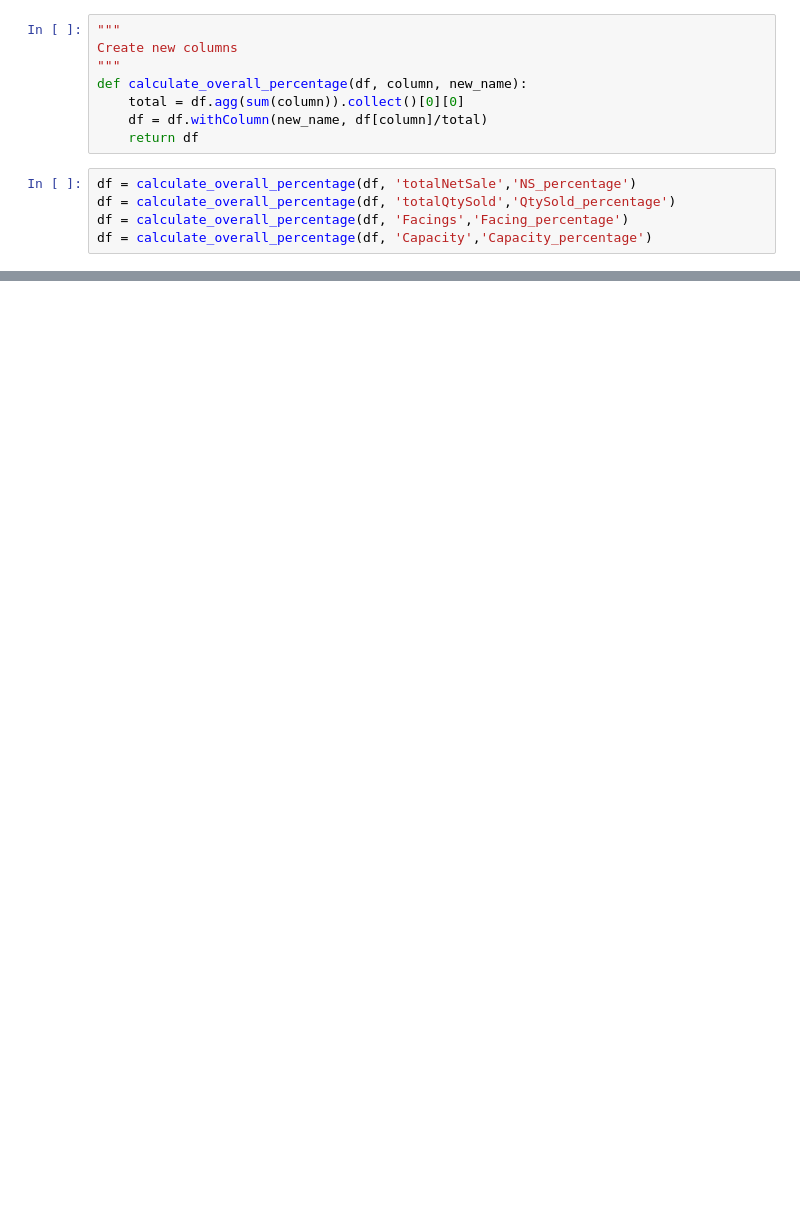
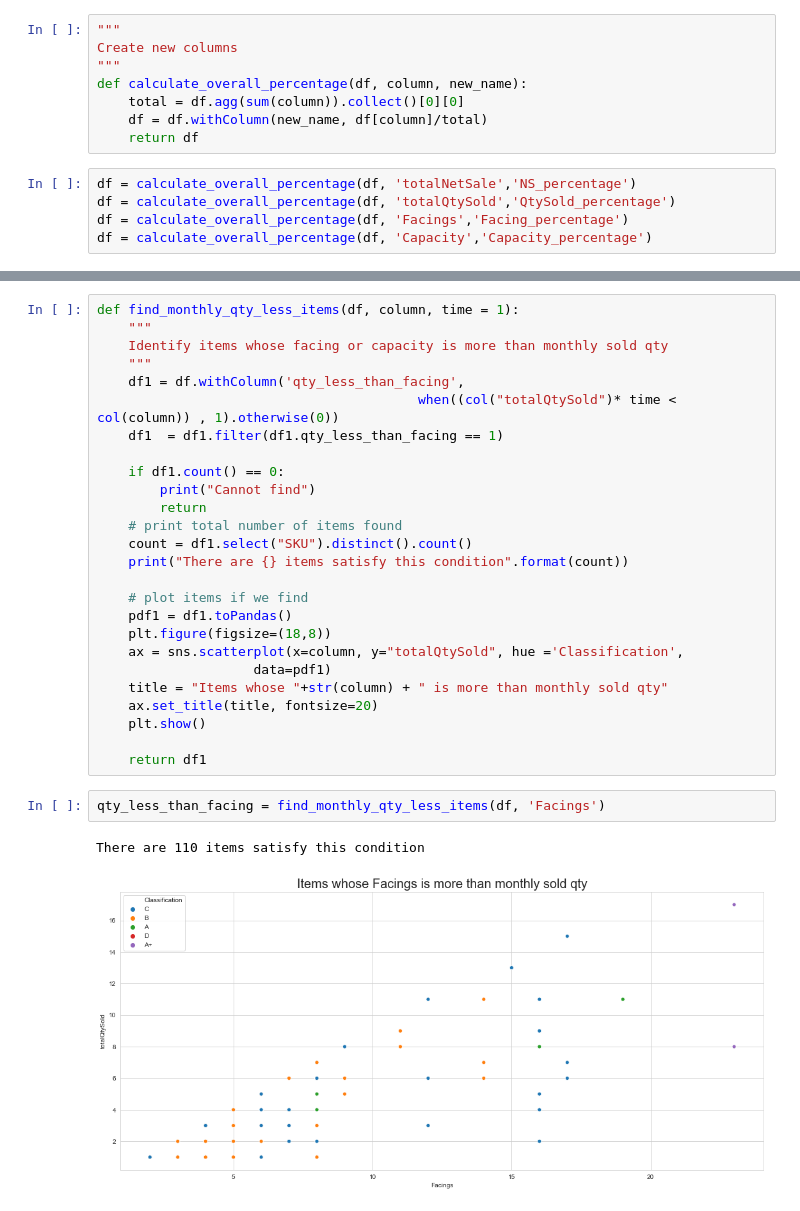
Before and after one commit to YiranJing/Lagardere_CommercialAnalysis, a Jupyter notebook: InventoryOptimization/notebook/CheckItems_InventoryOptimization.ipynb, the cells around one changed output, grey strips where cells are left out. Drawn from its saved outputs; the diff is of its cells as text; blank space fills up the shorter version.

```diff
--- a/InventoryOptimization/notebook/CheckItems_InventoryOptimization.ipynb
+++ b/InventoryOptimization/notebook/CheckItems_InventoryOptimization.ipynb
@@ -152,0 +171,31 @@ plt.show()
+# %%
+def find_monthly_qty_less_items(df, column, time = 1):
+    """
+    Identify items whose facing or capacity is more than monthly sold qty
+    """
+    df1 = df.withColumn('qty_less_than_facing',
+                                         when((col("totalQtySold")* time < col(column)) , 1).otherwise(0))
+    df1  = df1.filter(df1.qty_less_than_facing == 1)
+
+    if df1.count() == 0:
+        print("Cannot find")
+        return
+    # print total number of items found
+    count = df1.select("SKU").distinct().count()
+    print("There are {} items satisfy this condition".format(count))
+
+    # plot items if we find
+    pdf1 = df1.toPandas()
+    plt.figure(figsize=(18,8))
+    ax = sns.scatterplot(x=column, y="totalQtySold", hue ='Classification',
+                    data=pdf1)
+    title = "Items whose "+str(column) + " is more than monthly sold qty"
+    ax.set_title(title, fontsize=20)
+    plt.show()
+
+    return df1
+# %%
+qty_less_than_facing = find_monthly_qty_less_items(df, 'Facings')
+# %% [output]
+There are 110 items satisfy this condition
+[figure, added]
```
Also changed, not shown: parts of 27 cells of this notebook.
